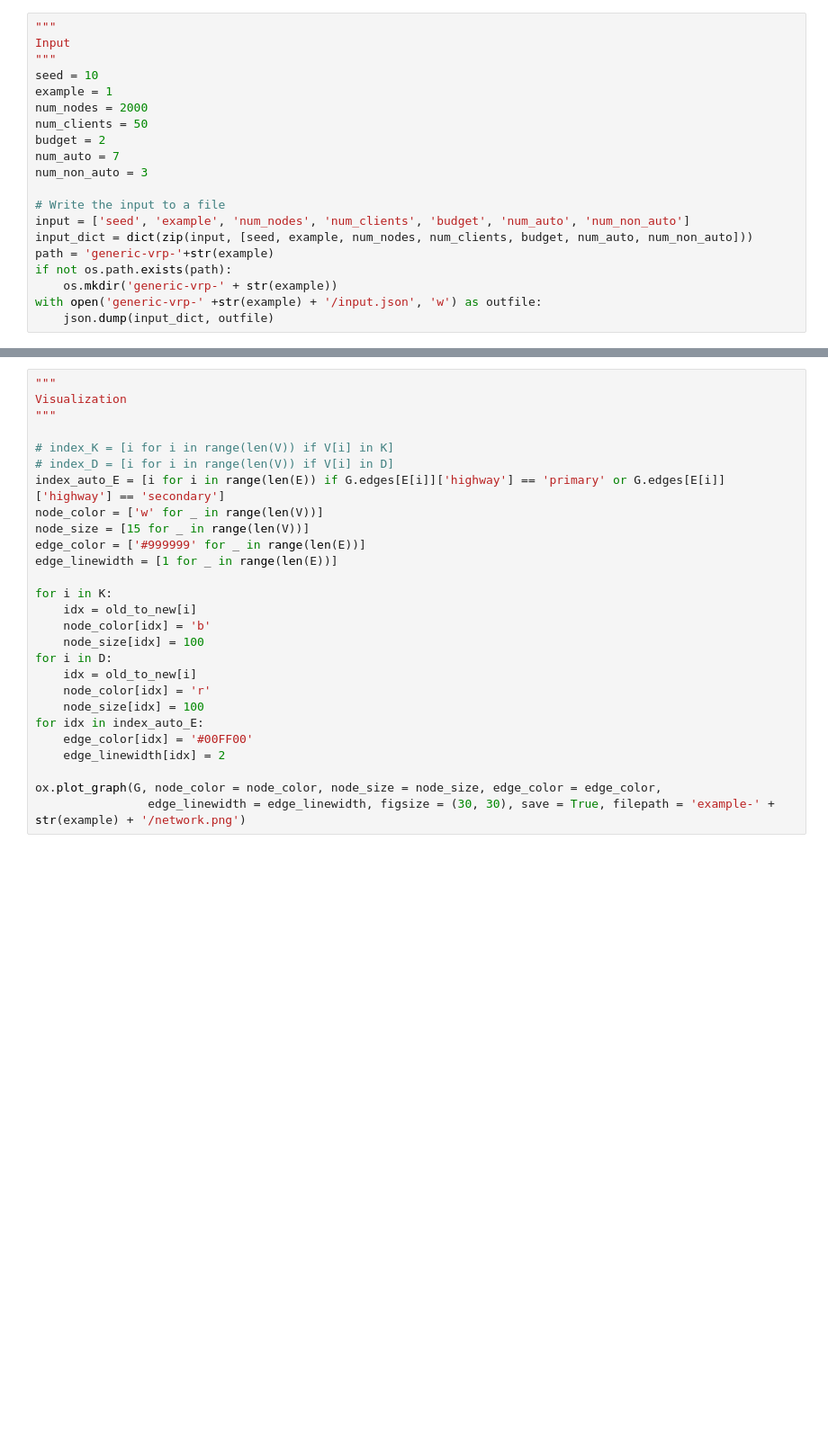
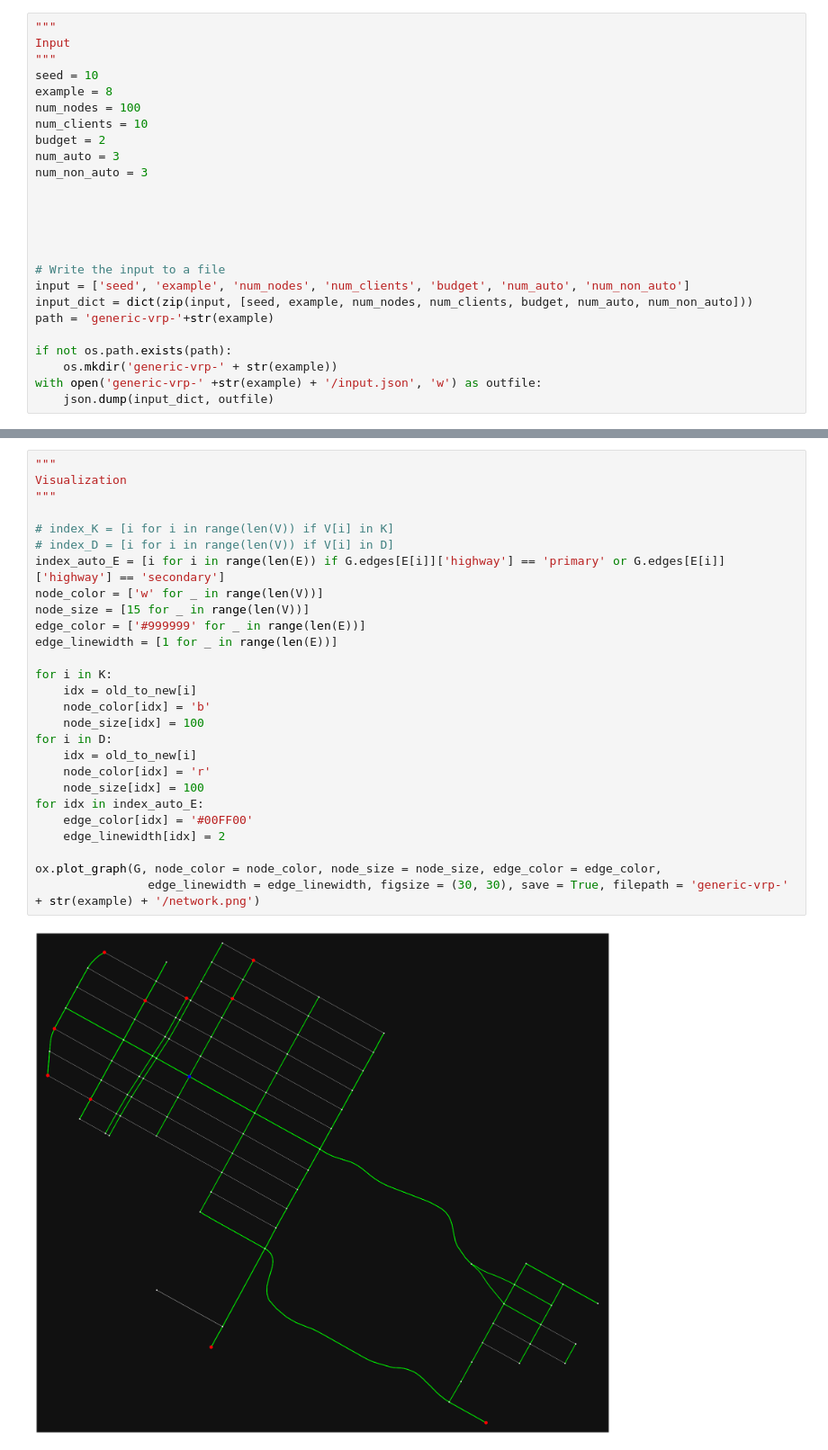
Before and after one commit to Hins-Hu/vrp-sa, a Jupyter notebook: generic_vrp.ipynb, the cells around one changed output, grey strips where cells are left out. Shown at 90% size. Saved outputs shown, nothing was run; the diff lists cells and outputs as text; blank space fills up the shorter version.

```diff
--- a/generic_vrp.ipynb
+++ b/generic_vrp.ipynb
@@ -15,17 +16,22 @@ import os
 Input
 """
 seed = 10
-example = 1
-num_nodes = 2000
-num_clients = 50
+example = 8
+num_nodes = 100
+num_clients = 10
 budget = 2
-num_auto = 7
+num_auto = 3
 num_non_auto = 3
+
+
+
+
 
 # Write the input to a file
 input = ['seed', 'example', 'num_nodes', 'num_clients', 'budget', 'num_auto', 'num_non_auto']
 input_dict = dict(zip(input, [seed, example, num_nodes, num_clients, budget, num_auto, num_non_auto]))
 path = 'generic-vrp-'+str(example)
+
 if not os.path.exists(path):
     os.mkdir('generic-vrp-' + str(example))
 with open('generic-vrp-' +str(example) + '/input.json', 'w') as outfile:
@@ -121,27 +128,29 @@ b = a + gran * 60
 # %%
 """
 Visualization
 """
 
 # index_K = [i for i in range(len(V)) if V[i] in K]
 # index_D = [i for i in range(len(V)) if V[i] in D]
 index_auto_E = [i for i in range(len(E)) if G.edges[E[i]]['highway'] == 'primary' or G.edges[E[i]]['highway'] == 'secondary']
 node_color = ['w' for _ in range(len(V))]
 node_size = [15 for _ in range(len(V))]
 edge_color = ['#999999' for _ in range(len(E))]
 edge_linewidth = [1 for _ in range(len(E))]
 
 for i in K:
     idx = old_to_new[i]
     node_color[idx] = 'b'
     node_size[idx] = 100
 for i in D:
     idx = old_to_new[i]
     node_color[idx] = 'r'
     node_size[idx] = 100
 for idx in index_auto_E:
     edge_color[idx] = '#00FF00'
     edge_linewidth[idx] = 2
 
 ox.plot_graph(G, node_color = node_color, node_size = node_size, edge_color = edge_color,
-                edge_linewidth = edge_linewidth, figsize = (30, 30), save = True, filepath = 'example-' + str(example) + '/network.png')
+                edge_linewidth = edge_linewidth, figsize = (30, 30), save = True, filepath = 'generic-vrp-' + str(example) + '/network.png')
+# %% [output]
+[figure, added]
```
Also changed, not shown: parts of 12 cells of this notebook, 3 other files.
